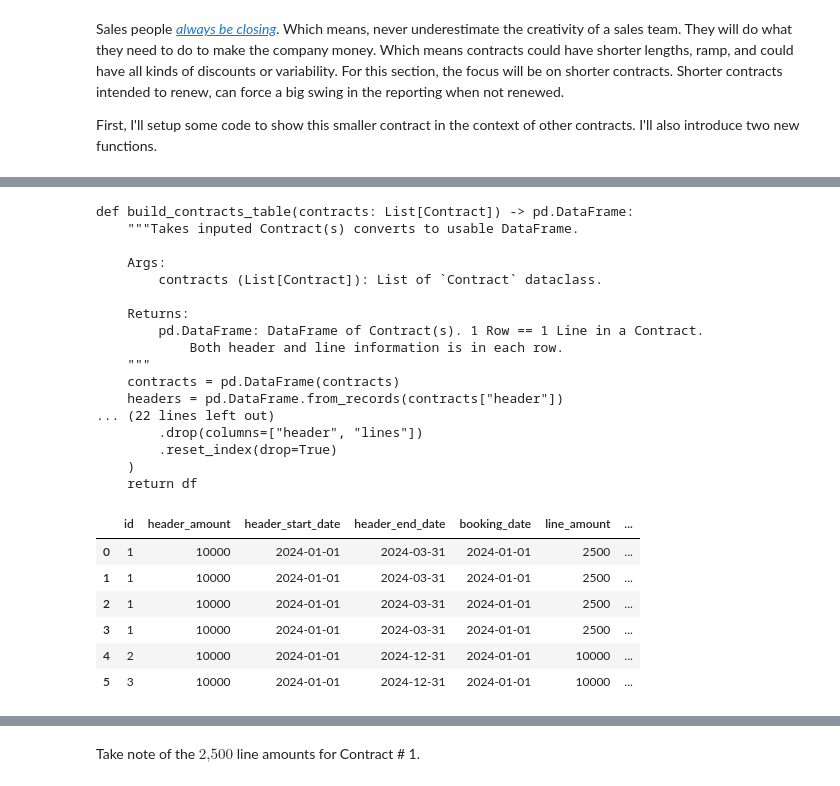
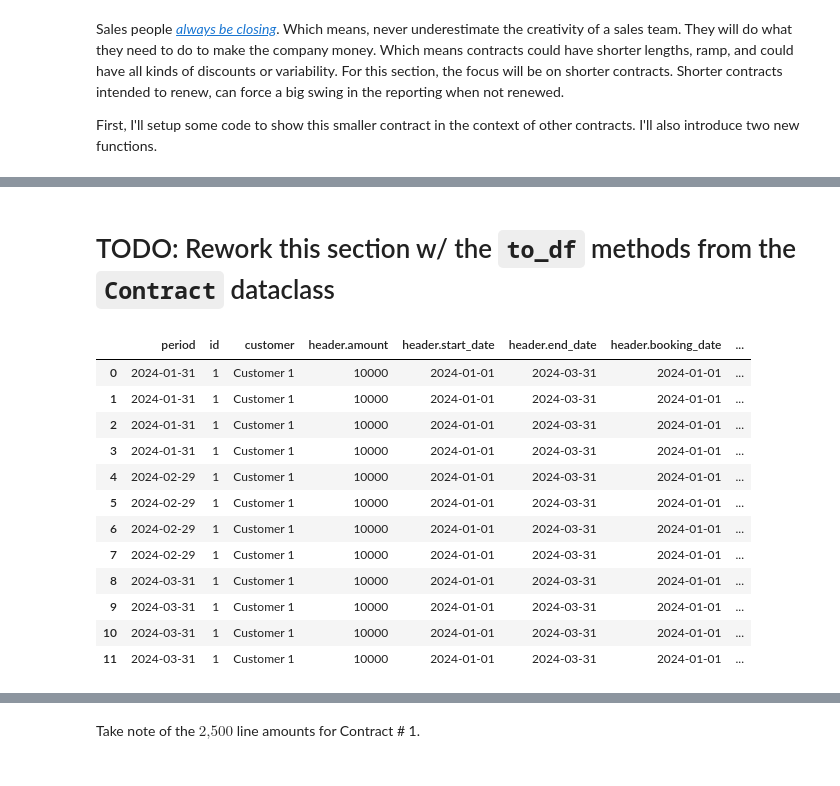
Before and after one commit to Curts0/arr_data_professional, a Jupyter notebook: 3-what-is-arr-part-2.ipynb, the cells around one changed output, grey strips where cells are left out. Drawn from its saved outputs; the diff is of its cells as text; code cells hidden in the pictures.

```diff
--- a/3-what-is-arr-part-2.ipynb
+++ b/3-what-is-arr-part-2.ipynb
@@ -166,34 +172,29 @@ sku     start date      end date        amount  renewable
+# %% [markdown]
+# TODO: Rework this section w/ the `to_df` methods from the `Contract` dataclass
 # %%
-from arr import build_contracts_table
+from IPython.display import Code
 from inspect import getsource
-from IPython.display import Code
 
-Code(getsource(build_contracts_table), language="python3")
+Code(getsource(short_contract.to_df), language="python3")
-# %% [output]
-def build_contracts_table(contracts: List[Contract]) -> pd.DataFrame:
-    """Takes inputed Contract(s) converts to usable DataFrame.
-
-    Args:
-        contracts (List[Contract]): List of `Contract` dataclass.
-
-    Returns:
-        pd.DataFrame: DataFrame of Contract(s). 1 Row == 1 Line in a Contract.
-            Both header and line information is in each row.
-    """
-    contracts = pd.DataFrame(contracts)
-    headers = pd.DataFrame.from_records(contracts["header"])
-... (22 lines left out)
-        .drop(columns=["header", "lines"])
-        .reset_index(drop=True)
-    )
-    return df
-# %%
-build_contracts_table([short_contract, reg_contract1, reg_contract2])
-# %% [output]
-|  | id | header_amount | header_start_date | header_end_date | booking_date | line_amount | ... |
-| 0 | 1 | 10000 | 2024-01-01 | 2024-03-31 | 2024-01-01 | 2500 | ... |
-| 1 | 1 | 10000 | 2024-01-01 | 2024-03-31 | 2024-01-01 | 2500 | ... |
-| 2 | 1 | 10000 | 2024-01-01 | 2024-03-31 | 2024-01-01 | 2500 | ... |
-| 3 | 1 | 10000 | 2024-01-01 | 2024-03-31 | 2024-01-01 | 2500 | ... |
-| 4 | 2 | 10000 | 2024-01-01 | 2024-12-31 | 2024-01-01 | 10000 | ... |
-| 5 | 3 | 10000 | 2024-01-01 | 2024-12-31 | 2024-01-01 | 10000 | ... |
+# %%
+import pandas as pd
+
+df = pd.concat(
+    [short_contract.to_acv_df(), reg_contract1.to_acv_df(), reg_contract2.to_acv_df()],
+    ignore_index=True,
+)
+df[df.customer == 'Customer 1']
+# %% [output]
+|  | period | id | customer | header.amount | header.start_date | header.end_date | header.booking_date | ... |
+| 0 | 2024-01-31 | 1 | Customer 1 | 10000 | 2024-01-01 | 2024-03-31 | 2024-01-01 | ... |
+| 1 | 2024-01-31 | 1 | Customer 1 | 10000 | 2024-01-01 | 2024-03-31 | 2024-01-01 | ... |
+| 2 | 2024-01-31 | 1 | Customer 1 | 10000 | 2024-01-01 | 2024-03-31 | 2024-01-01 | ... |
+| 3 | 2024-01-31 | 1 | Customer 1 | 10000 | 2024-01-01 | 2024-03-31 | 2024-01-01 | ... |
+| 4 | 2024-02-29 | 1 | Customer 1 | 10000 | 2024-01-01 | 2024-03-31 | 2024-01-01 | ... |
+| 5 | 2024-02-29 | 1 | Customer 1 | 10000 | 2024-01-01 | 2024-03-31 | 2024-01-01 | ... |
+| 6 | 2024-02-29 | 1 | Customer 1 | 10000 | 2024-01-01 | 2024-03-31 | 2024-01-01 | ... |
+| 7 | 2024-02-29 | 1 | Customer 1 | 10000 | 2024-01-01 | 2024-03-31 | 2024-01-01 | ... |
+| 8 | 2024-03-31 | 1 | Customer 1 | 10000 | 2024-01-01 | 2024-03-31 | 2024-01-01 | ... |
+| 9 | 2024-03-31 | 1 | Customer 1 | 10000 | 2024-01-01 | 2024-03-31 | 2024-01-01 | ... |
+| 10 | 2024-03-31 | 1 | Customer 1 | 10000 | 2024-01-01 | 2024-03-31 | 2024-01-01 | ... |
+| 11 | 2024-03-31 | 1 | Customer 1 | 10000 | 2024-01-01 | 2024-03-31 | 2024-01-01 | ... |
```
Also changed, not shown: parts of 9 cells of this notebook, 8 other files.
